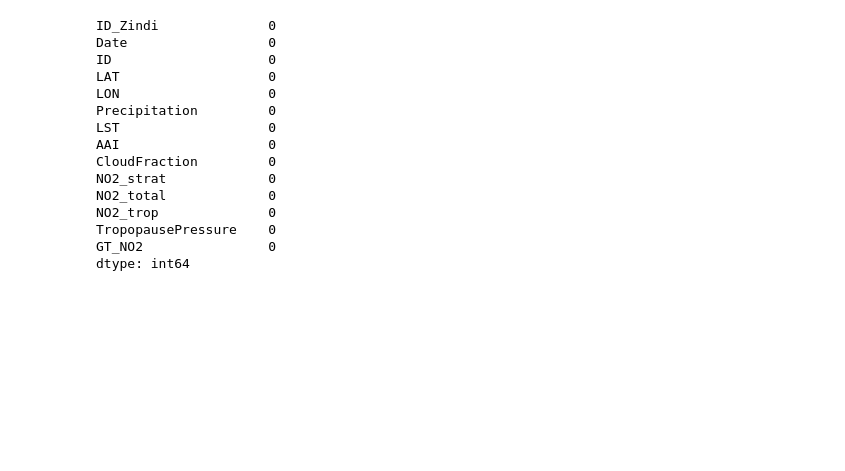
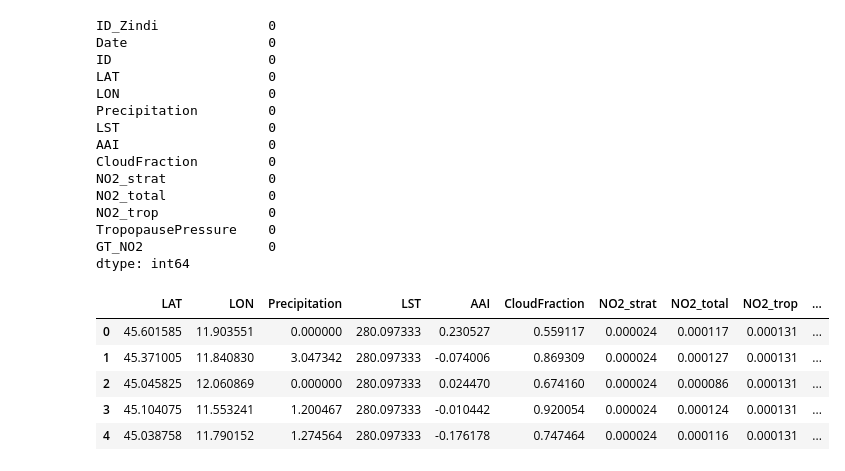
Before and after one commit to Anurag163/GeoAI_Ground_level_NO2_Zindi-, a Jupyter notebook: 1.Pred_Model_Filling_Missing_Value.ipynb, the cells around one changed output. Cells and saved outputs as stored; diff of their text form; code cells hidden in the pictures; blank space fills up the shorter version.

```diff
--- a/1.Pred_Model_Filling_Missing_Value.ipynb
+++ b/1.Pred_Model_Filling_Missing_Value.ipynb
@@ -629,3 +624,12 @@ model3_mix_result_df = pd.concat([test_df['ID_Zindi'], y_pred3_mix_df], axis=1)
 # Save the results to a CSV file
 model3_mix_result_df.to_csv('/home/anuragverma/Desktop/Kaggle/GeoAI Ground-level NO2 _Zindi/model3_mix.csv', index=False)
 #Best till now: 10.72134503
+# %%
+train_model3_df_prep_mix.head(5)
+# %% [output]
+|  | LAT | LON | Precipitation | LST | AAI | CloudFraction | NO2_strat | NO2_total | NO2_trop | ... |
+| 0 | 45.601585 | 11.903551 | 0.000000 | 280.097333 | 0.230527 | 0.559117 | 0.000024 | 0.000117 | 0.000131 | ... |
+| 1 | 45.371005 | 11.840830 | 3.047342 | 280.097333 | -0.074006 | 0.869309 | 0.000024 | 0.000127 | 0.000131 | ... |
+| 2 | 45.045825 | 12.060869 | 0.000000 | 280.097333 | 0.024470 | 0.674160 | 0.000024 | 0.000086 | 0.000131 | ... |
+| 3 | 45.104075 | 11.553241 | 1.200467 | 280.097333 | -0.010442 | 0.920054 | 0.000024 | 0.000124 | 0.000131 | ... |
+| 4 | 45.038758 | 11.790152 | 1.274564 | 280.097333 | -0.176178 | 0.747464 | 0.000024 | 0.000116 | 0.000131 | ... |
```
Also changed, not shown: parts of 9 cells of this notebook, 1 other file.
